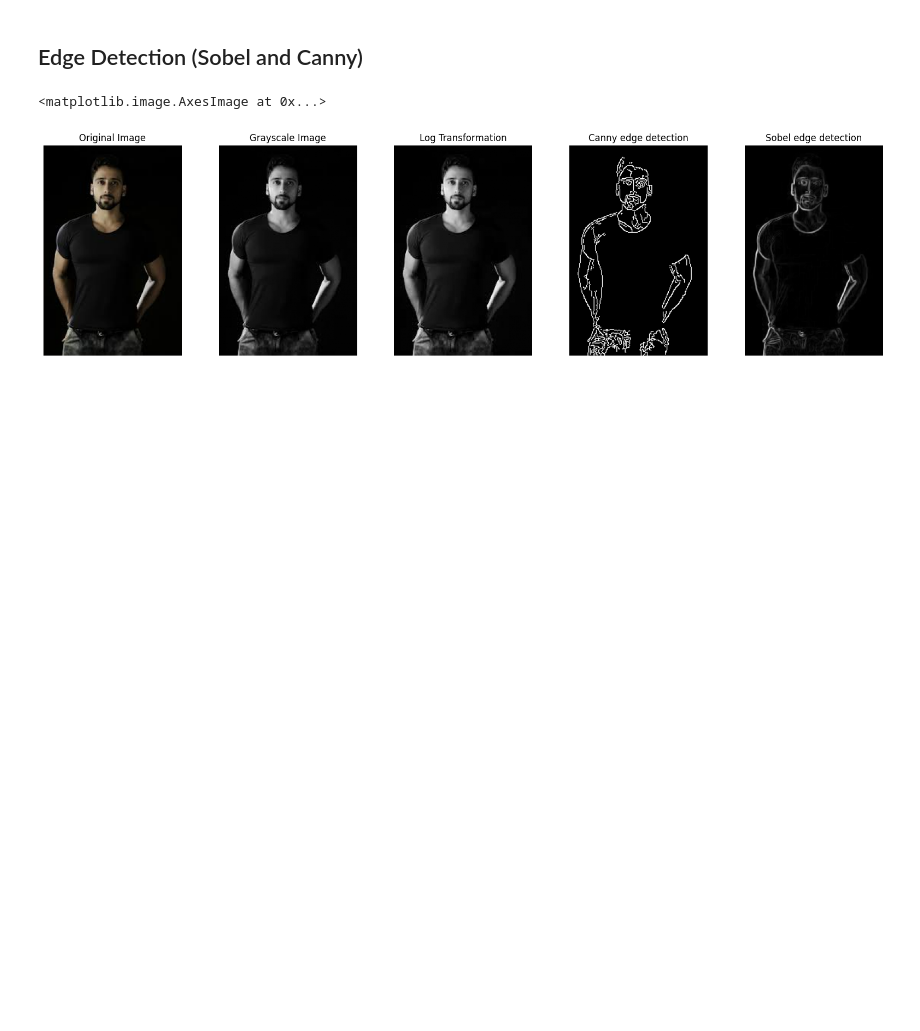
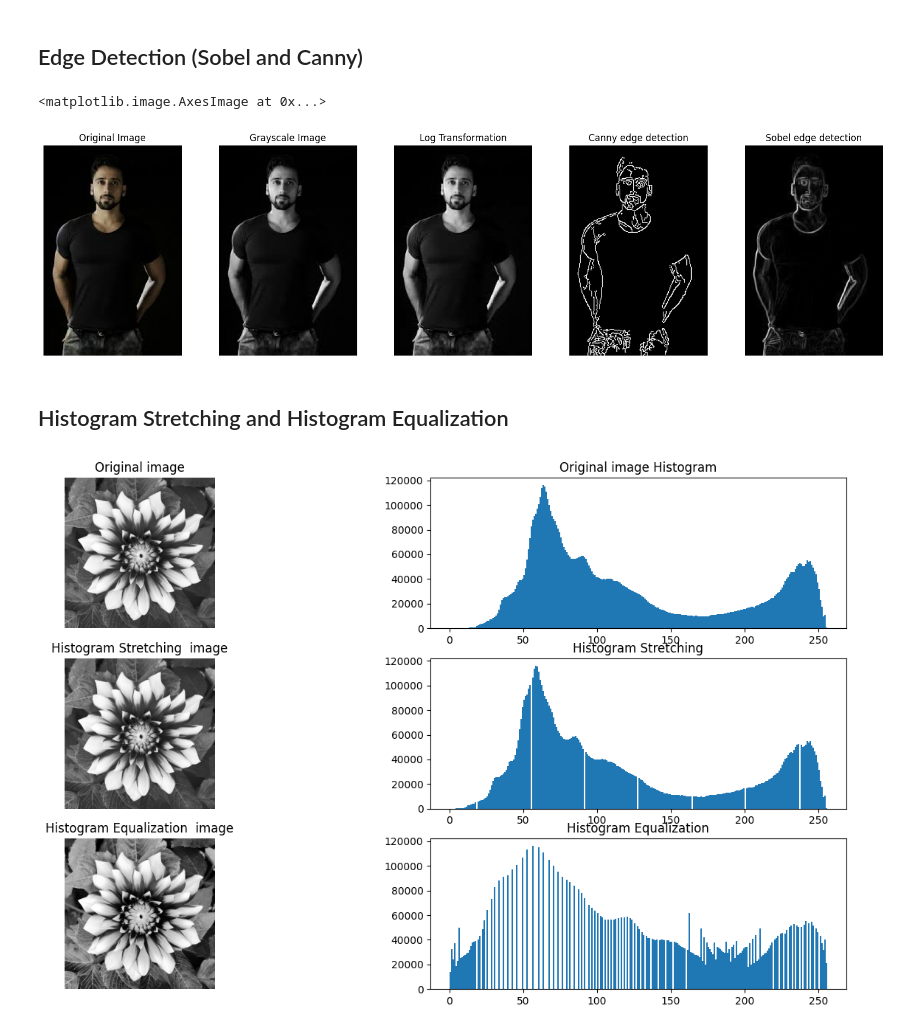
Before and after one commit to itspriyambhattacharya/opencv_learning, a Jupyter notebook: 01_basic_practice.ipynb, the cells around one changed output. Drawn from its saved outputs; the diff is of its cells as text; code cells hidden in the pictures; blank space fills up the shorter version.

Commit message:
Histogram stretching and histogram equalization

```diff
--- a/01_basic_practice.ipynb
+++ b/01_basic_practice.ipynb
@@ -287,3 +287,47 @@ plt.imshow(sobel, cmap='gray')
 # %% [output]
 <matplotlib.image.AxesImage at 0x...>
 [figure]
+# %% [markdown]
+## Histogram Stretching and Histogram Equalization
+# %%
+image = cv2.imread('images/flower2.jpg', cv2.IMREAD_GRAYSCALE)
+
+# histogram stretching
+hs = cv2.normalize(image, None, 0, 255, cv2.NORM_MINMAX)
+
+# histogram equalization
+he = cv2.equalizeHist(image)
+
+# display using matplotlib
+
+plt.figure(figsize=(16,9))
+
+plt.subplot(3,2, 1)
+plt.axis('off')
+plt.title('Original image')
+plt.imshow(image, cmap='gray')
+
+plt.subplot(3, 2, 2)
+plt.title('Original image Histogram')
+plt.hist(image.ravel(), bins=256, range=(0, 256))
+
+plt.subplot(3, 2, 3)
+plt.axis('off')
+plt.title('Histogram Stretching  image')
+plt.imshow(hs, cmap='gray')
+
+plt.subplot(3, 2, 4)
+plt.title('Histogram Stretching')
+plt.hist(hs.ravel(), bins=256, range=(0, 256))
+
+plt.subplot(3, 2, 5)
+plt.axis('off')
+plt.title('Histogram Equalization  image')
+plt.imshow(he, cmap='gray')
+
+plt.subplot(3, 2, 6)
+plt.title('Histogram Equalization')
+plt.hist(he.ravel(), bins=256, range=(0, 256))
+plt.show()
+# %% [output]
+[figure, added]
```
